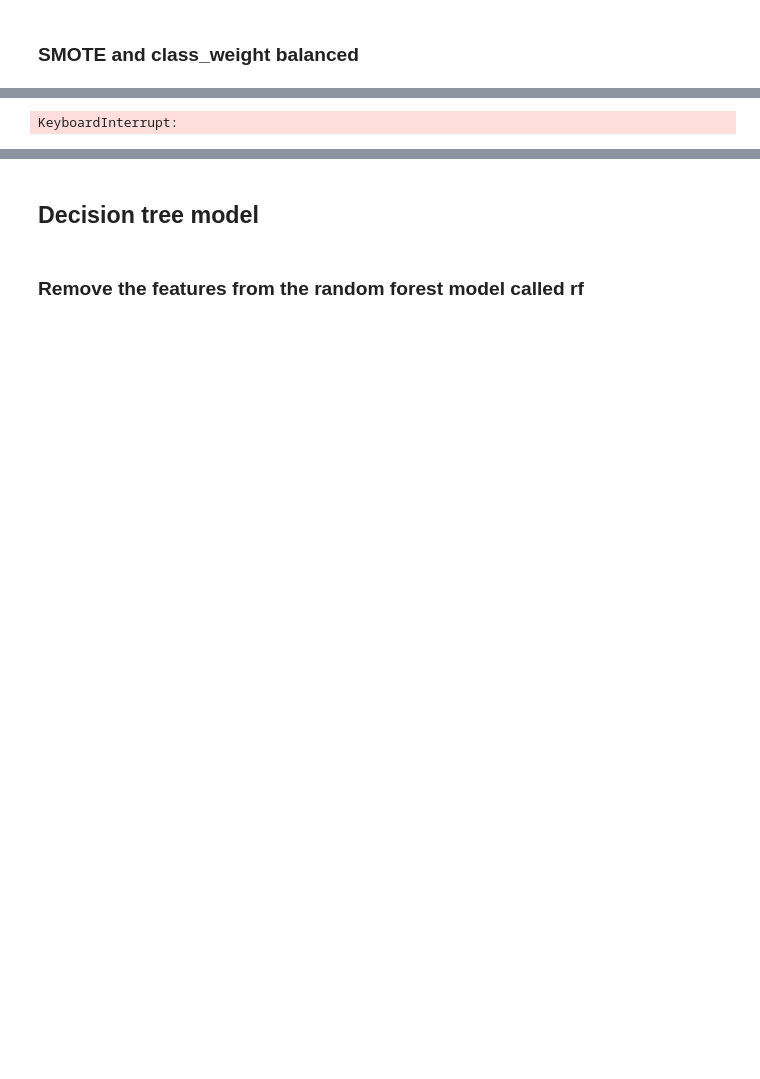
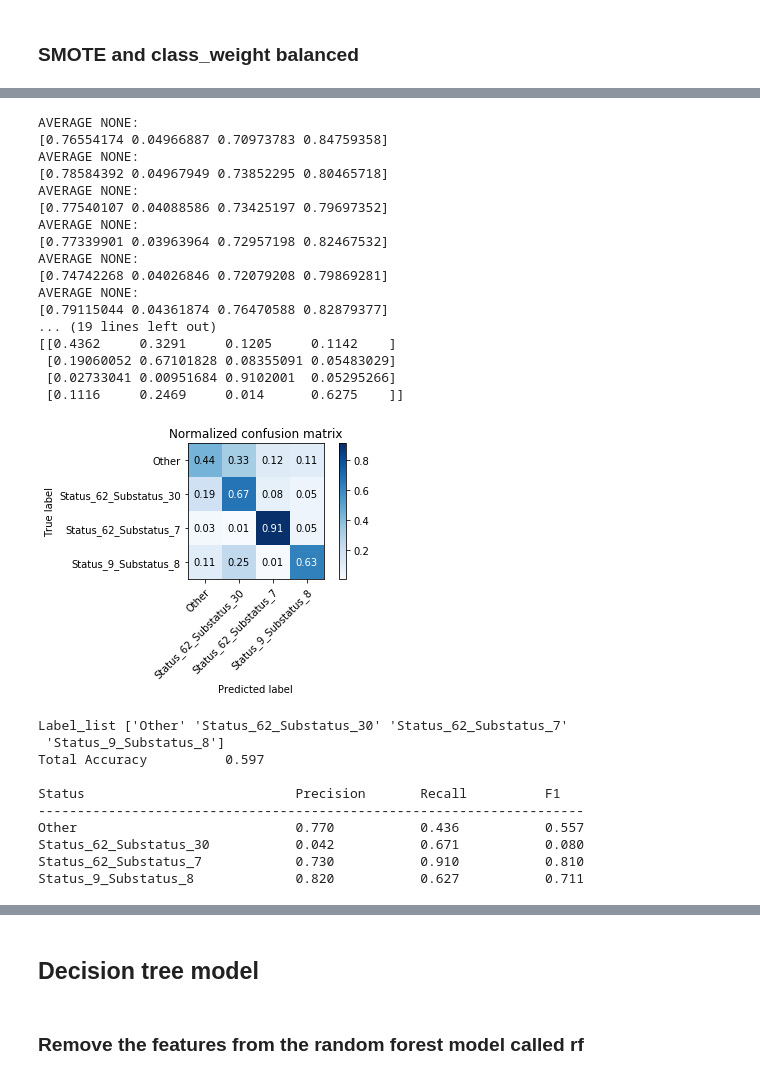
Before and after one commit to StianIsmar/project-thesis, a Jupyter notebook: TE/models/run_models_stian.ipynb, the cells around one changed output, grey strips where cells are left out. Cells and saved outputs as stored; diff of their text form; code cells hidden in the pictures; blank space fills up the shorter version.

```diff
--- a/TE/models/run_models_stian.ipynb
+++ b/TE/models/run_models_stian.ipynb
@@ -373,10 +474,37 @@ Name: Status, dtype: int64
 # %%
 svm_balanced_smote = SVC(kernel='poly', gamma='auto', random_state=12,class_weight='balanced')
 
-df_svm_balanced_smote, y_true_svm_balanced_smote, y_pred_svm_balanced_smote = performance_measure.cross_validate_model(svm_balanced_smote,X_scaled,y_smote,smote=True)
+df_svm_balanced_smote, y_true_svm_balanced_smote, y_pred_svm_balanced_smote = performance_measure.cross_validate_model(svm_balanced_smote,X_scaled,y,smote=True)
 performance_measure.plot_confusion_matrix(y_true_svm_balanced_smote,y_pred_svm_balanced_smote,normalize=True)
-
+performance_measure.get_performance_measures(y_true_svm_balanced_smote, y_pred_svm_balanced_smote)
 # balanced with smote and undersampling
 # svm4 = svm_method.get_svm_model_balanced(X_train_scaled_smote, X_test_scaled_smote, y_train_smote, y_test_smote)
 # %% [output]
-KeyboardInterrupt:
+AVERAGE NONE:
+[0.76554174 0.04966887 0.70973783 0.84759358]
+AVERAGE NONE:
+[0.78584392 0.04967949 0.73852295 0.80465718]
+AVERAGE NONE:
+[0.77540107 0.04088586 0.73425197 0.79697352]
+AVERAGE NONE:
+[0.77339901 0.03963964 0.72957198 0.82467532]
+AVERAGE NONE:
+[0.74742268 0.04026846 0.72079208 0.79869281]
+AVERAGE NONE:
+[0.79115044 0.04361874 0.76470588 0.82879377]
+... (19 lines left out)
+[[0.4362     0.3291     0.1205     0.1142    ]
+ [0.19060052 0.67101828 0.08355091 0.05483029]
+ [0.02733041 0.00951684 0.9102001  0.05295266]
+ [0.1116     0.2469     0.014      0.6275    ]]
+[figure, added]
+Label_list ['Other' 'Status_62_Substatus_30' 'Status_62_Substatus_7'
+ 'Status_9_Substatus_8']
+Total Accuracy          0.597
+
+Status                           Precision       Recall          F1
+----------------------------------------------------------------------
+Other                            0.770           0.436           0.557
+Status_62_Substatus_30           0.042           0.671           0.080
+Status_62_Substatus_7            0.730           0.910           0.810
+Status_9_Substatus_8             0.820           0.627           0.711
```
Also changed, not shown: parts of 34 cells of this notebook, 3 other files.
